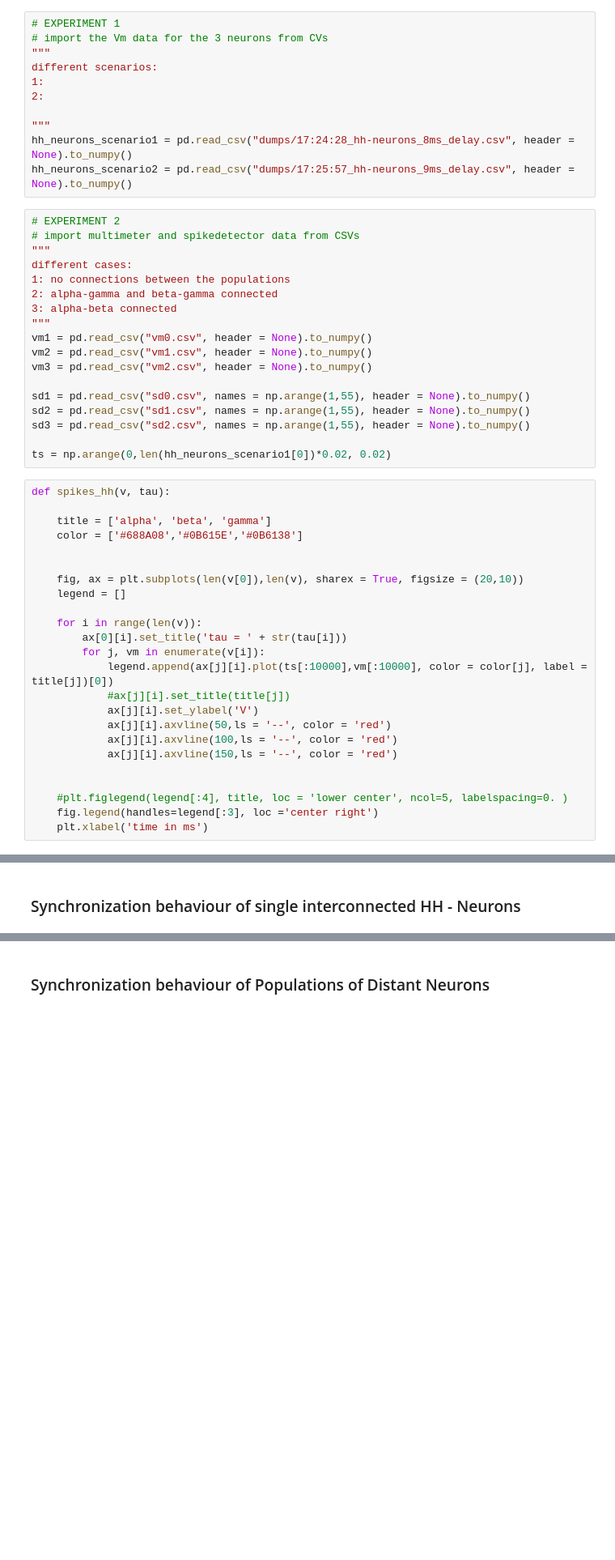
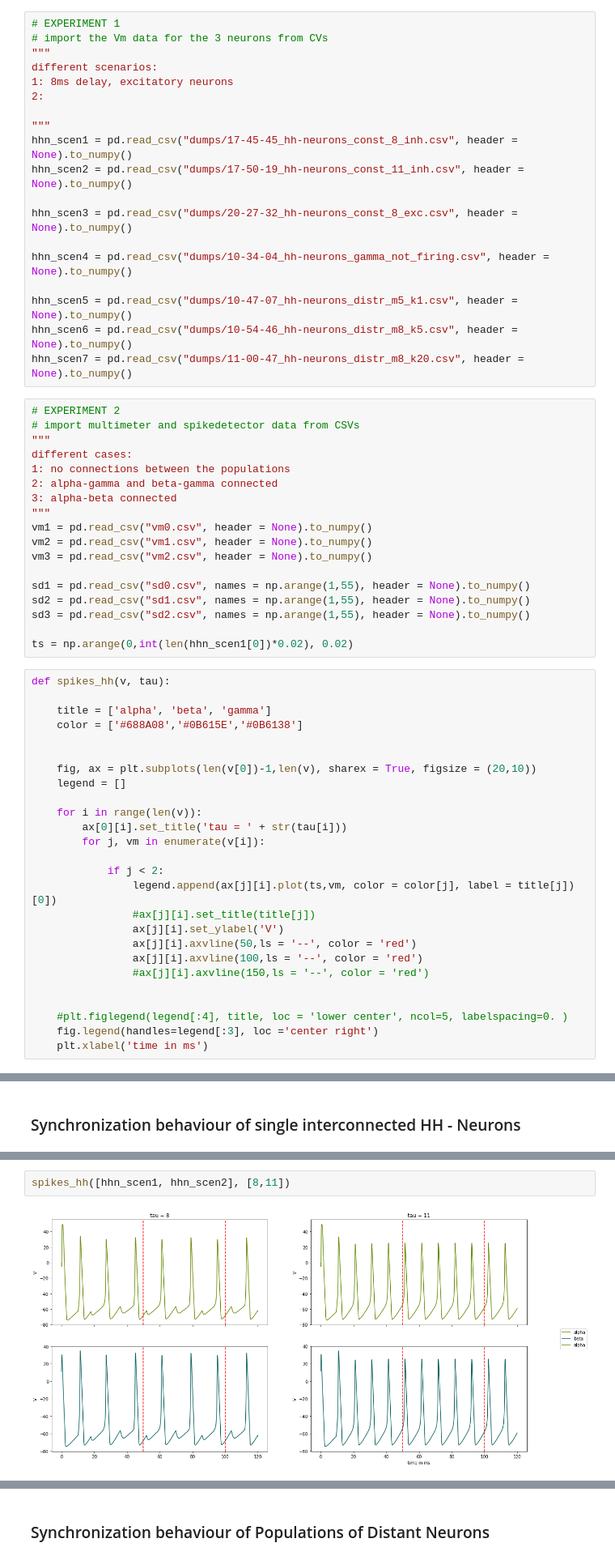
Before and after one commit to ndettmer/neuronal_synchrony_replication, a Jupyter notebook: Results.ipynb, the cells around one changed output, grey strips where cells are left out. Shown at 81% size. Saved outputs shown, nothing was run; the diff lists cells and outputs as text; blank space fills up the shorter version.

```diff
--- a/Results.ipynb
+++ b/Results.ipynb
@@ -29,12 +29,20 @@ Requirement already satisfied, skipping upgrade: pytz>=2017.2 in /usr/lib/python
 # import the Vm data for the 3 neurons from CVs
 """
 different scenarios:
-1:
+1: 8ms delay, excitatory neurons
 2:
 
 """
-hh_neurons_scenario1 = pd.read_csv("dumps/17:24:28_hh-neurons_8ms_delay.csv", header = None).to_numpy()
-hh_neurons_scenario2 = pd.read_csv("dumps/17:25:57_hh-neurons_9ms_delay.csv", header = None).to_numpy()
+hhn_scen1 = pd.read_csv("dumps/17-45-45_hh-neurons_const_8_inh.csv", header = None).to_numpy()
+hhn_scen2 = pd.read_csv("dumps/17-50-19_hh-neurons_const_11_inh.csv", header = None).to_numpy()
+
+hhn_scen3 = pd.read_csv("dumps/20-27-32_hh-neurons_const_8_exc.csv", header = None).to_numpy()
+
+hhn_scen4 = pd.read_csv("dumps/10-34-04_hh-neurons_gamma_not_firing.csv", header = None).to_numpy()
+
+hhn_scen5 = pd.read_csv("dumps/10-47-07_hh-neurons_distr_m5_k1.csv", header = None).to_numpy()
+hhn_scen6 = pd.read_csv("dumps/10-54-46_hh-neurons_distr_m8_k5.csv", header = None).to_numpy()
+hhn_scen7 = pd.read_csv("dumps/11-00-47_hh-neurons_distr_m8_k20.csv", header = None).to_numpy()
 # %%
 # EXPERIMENT 2
 # import multimeter and spikedetector data from CSVs
@@ -52,7 +60,7 @@ sd1 = pd.read_csv("sd0.csv", names = np.arange(1,55), header = None).to_numpy()
 sd2 = pd.read_csv("sd1.csv", names = np.arange(1,55), header = None).to_numpy()
 sd3 = pd.read_csv("sd2.csv", names = np.arange(1,55), header = None).to_numpy()
 
-ts = np.arange(0,len(hh_neurons_scenario1[0])*0.02, 0.02)
+ts = np.arange(0,int(len(hhn_scen1[0])*0.02), 0.02)
 # %%
 def spikes_hh(v, tau):
 
@@ -60,18 +68,20 @@ def spikes_hh(v, tau):
     color = ['#688A08','#0B615E','#0B6138']
 
 
-    fig, ax = plt.subplots(len(v[0]),len(v), sharex = True, figsize = (20,10))
+    fig, ax = plt.subplots(len(v[0])-1,len(v), sharex = True, figsize = (20,10))
     legend = []
 
     for i in range(len(v)):
         ax[0][i].set_title('tau = ' + str(tau[i]))
         for j, vm in enumerate(v[i]):
-            legend.append(ax[j][i].plot(ts[:10000],vm[:10000], color = color[j], label = title[j])[0])
-            #ax[j][i].set_title(title[j])
-            ax[j][i].set_ylabel('V')
-            ax[j][i].axvline(50,ls = '--', color = 'red')
-            ax[j][i].axvline(100,ls = '--', color = 'red')
-            ax[j][i].axvline(150,ls = '--', color = 'red')
+
+            if j < 2:
+                legend.append(ax[j][i].plot(ts,vm, color = color[j], label = title[j])[0])
+                #ax[j][i].set_title(title[j])
+                ax[j][i].set_ylabel('V')
+                ax[j][i].axvline(50,ls = '--', color = 'red')
+                ax[j][i].axvline(100,ls = '--', color = 'red')
+                #ax[j][i].axvline(150,ls = '--', color = 'red')
 
 
     #plt.figlegend(legend[:4], title, loc = 'lower center', ncol=5, labelspacing=0. )
@@ -331,0 +331,4 @@ Two scenarios were studied: one in which the neurons were directly coupled via e
+# %%
+spikes_hh([hhn_scen1, hhn_scen2], [8,11])
+# %% [output]
+[figure, added]
```
Also changed, not shown: parts of 25 cells of this notebook.
